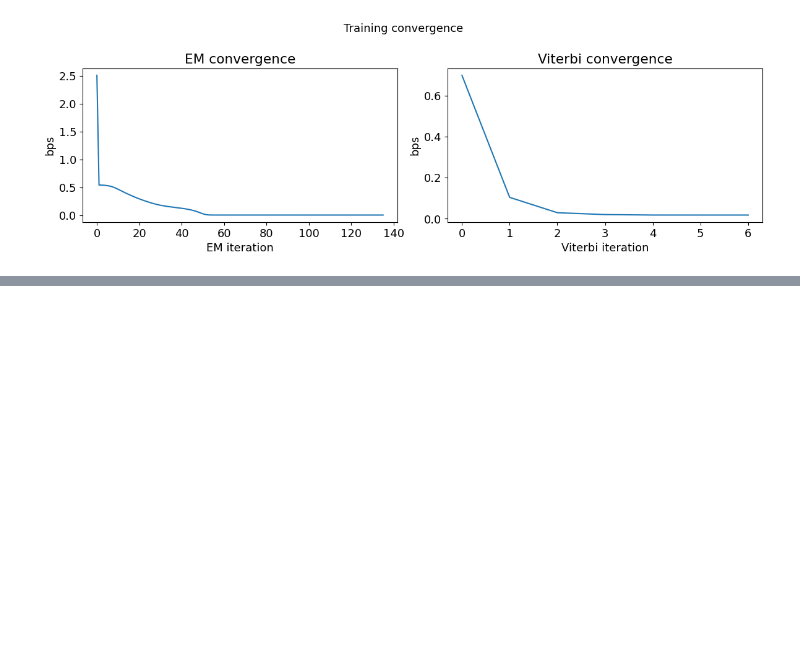
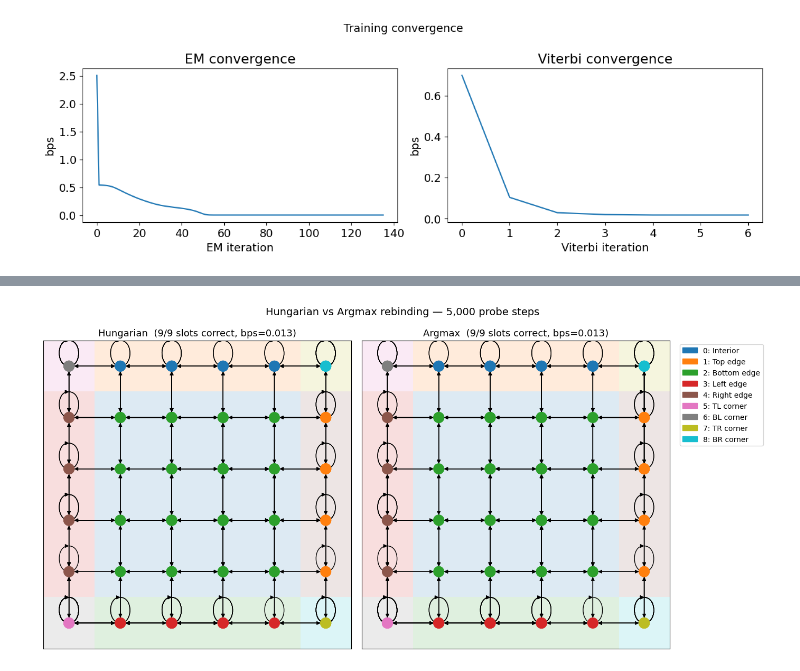
Before and after one commit to kmckee90/space_is_a_latent_sequence, a Jupyter notebook: split_training/rebind-grid-world-exp.ipynb, the cells around one changed output, grey strips where cells are left out. Saved outputs shown, nothing was run; the diff lists cells and outputs as text; code cells hidden in the pictures; blank space fills up the shorter version.

Commit message:
maximum likelihood rebinding

```diff
--- a/split_training/rebind-grid-world-exp.ipynb
+++ b/split_training/rebind-grid-world-exp.ipynb
@@ -334,6 +334,7 @@ emission_rb_vec = model.rebind(
     emission_vec=None,   # start from identity (slot j → token j)
     p_surprise=0.1,
     n_iters=1,
+    method='hungarian',
 )
 print('Done.')
 offsets = np.hstack(([0], n_clones.cumsum()))
@@ -484,0 +492,15 @@ plt.show()
+# %%
+print('Running rebinding (argmax)...')
+emission_ml_vec = model.rebind(
+    observations=x_probe,
+    actions=a_probe,
+    emission_vec=None,
+    p_surprise=0.1,
+    n_iters=1,
+    method='argmax',
+)
+print('Done.')
+
+emission_ml_matrix = np.zeros((n_clones.sum(), K_full), dtype=np.float32)
+for h in range(n_clones.sum()):
+    emission_ml_matrix[h, emission_ml_vec[h]] = 1.0
@@ -484,0 +564,46 @@ plt.show()
+# %%
+states_ml, pos_graph_ml = decode_and_build_pos(
+    model, x_probe, a_probe, pos_probe,
+    emission_matrix=emission_ml_matrix,
+)
+
+v_ml = np.unique(states_ml)
+node_labels_ml = emission_ml_vec[v_ml] - K
+
+fig, axes = plt.subplots(1, 2, figsize=(14, 7))
+
+ax = axes[0]
+ax.imshow(grid, cmap=cmap_grid, vmin=-0.5, vmax=K - 0.5, alpha=0.15,
+           extent=[-0.5, n_cols - 0.5, -(n_rows - 0.5), 0.5])
+utils.plot_graph(model.counts_matrix, states_rb, n_clones,
+                  x_max=K - 1, ax=ax, pos=pos_graph_rb,
+                  node_size=200, threshold=0.0, cmap='tab10',
+                  node_labels=node_labels_rb)
+ax.set_xlim(-0.5, n_cols - 0.5)
+ax.set_ylim(-(n_rows - 0.5), 0.5)
+ax.set_title(f'Hungarian  ({n_correct}/{K} slots correct, bps={bps_rebound:.3f})', fontsize=13)
+ax.set_xticks([]); ax.set_yticks([])
+ax.set_aspect('equal')
+
+ax = axes[1]
+ax.imshow(grid, cmap=cmap_grid, vmin=-0.5, vmax=K - 0.5, alpha=0.15,
+           extent=[-0.5, n_cols - 0.5, -(n_rows - 0.5), 0.5])
+utils.plot_graph(model.counts_matrix, states_ml, n_clones,
+                  x_max=K - 1, ax=ax, pos=pos_graph_ml,
+                  node_size=200, threshold=0.0, cmap='tab10',
+                  node_labels=node_labels_ml)
+ax.set_xlim(-0.5, n_cols - 0.5)
+ax.set_ylim(-(n_rows - 0.5), 0.5)
+ax.set_title(f'Argmax  ({n_correct_ml}/{K} slots correct, bps={bps_ml:.3f})', fontsize=13)
+ax.set_xticks([]); ax.set_yticks([])
+ax.set_aspect('equal')
+
+patches = [mpatches.Patch(color=cmap_grid(i / (K - 1)), label=f'{i}: {obs_names[i]}')
+           for i in range(K)]
+axes[1].legend(handles=patches, bbox_to_anchor=(1.02, 1), loc='upper left', fontsize=10)
+
+plt.suptitle(f'Hungarian vs Argmax rebinding — {n_probe_steps:,} probe steps', fontsize=14)
+plt.tight_layout()
+plt.show()
+# %% [output]
+[figure, added]
```
Also changed, not shown: parts of 3 cells of this notebook, 1 other file.
